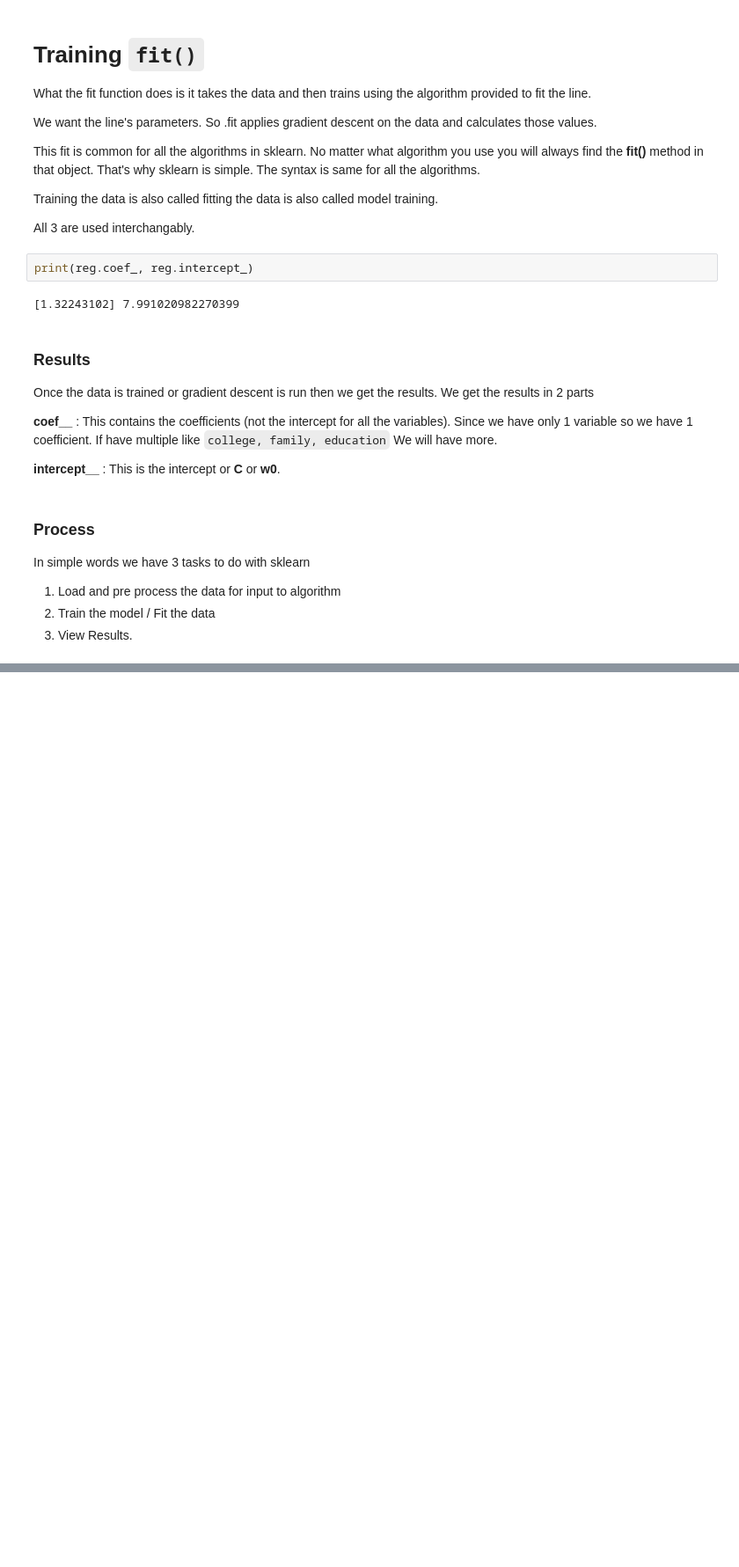
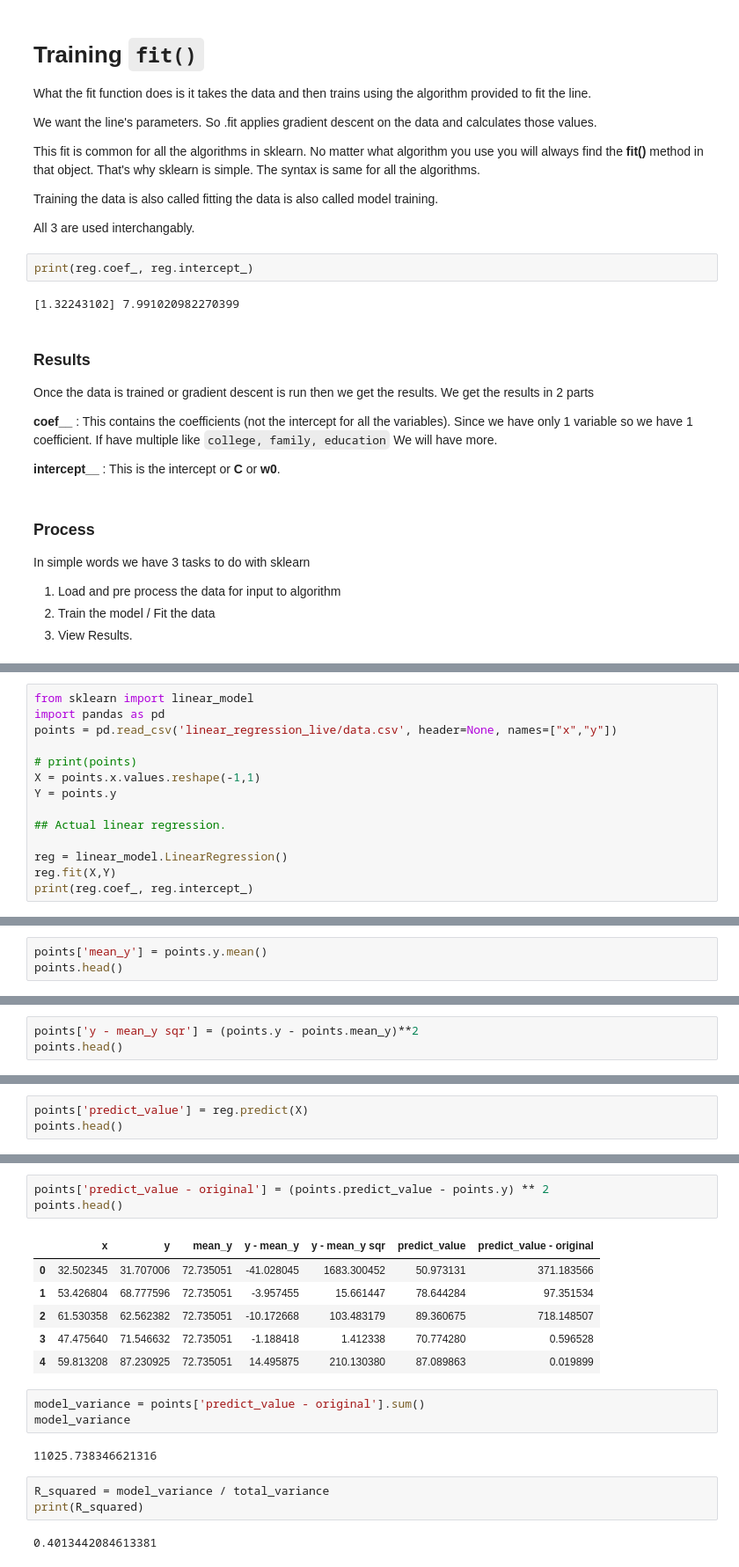
Before and after one commit to avs20/MLPrep, a Jupyter notebook: linear_reg/Linear Regression - II.ipynb, the cells around one changed output, grey strips where cells are left out. Shown at 88% size. Saved outputs shown, nothing was run; the diff lists cells and outputs as text; blank space fills up the shorter version.

Commit message:
Updated Linear Reg II notebook

```diff
--- a/linear_reg/Linear Regression - II.ipynb
+++ b/linear_reg/Linear Regression - II.ipynb
@@ -242,0 +332,14 @@ In simple words we have 3 tasks to do with sklearn
+# %%
+from sklearn import linear_model
+import pandas as pd
+points = pd.read_csv('linear_regression_live/data.csv', header=None, names=["x","y"])
+
+# print(points)
+X = points.x.values.reshape(-1,1)
+Y = points.y
+
+## Actual linear regression.
+
+reg = linear_model.LinearRegression()
+reg.fit(X,Y)
+print(reg.coef_, reg.intercept_)
@@ -242,0 +359,3 @@ In simple words we have 3 tasks to do with sklearn
+# %%
+points['mean_y'] = points.y.mean()
+points.head()
@@ -242,0 +369,3 @@ In simple words we have 3 tasks to do with sklearn
+# %%
+points['y - mean_y sqr'] = (points.y - points.mean_y)**2
+points.head()
@@ -242,0 +401,3 @@ In simple words we have 3 tasks to do with sklearn
+# %%
+points['predict_value'] = reg.predict(X)
+points.head()
@@ -242,0 +411,20 @@ In simple words we have 3 tasks to do with sklearn
+# %%
+points['predict_value - original'] = (points.predict_value - points.y) ** 2
+points.head()
+# %% [output]
+|  | x | y | mean_y | y - mean_y | y - mean_y sqr | predict_value | predict_value - original |
+| 0 | 32.502345 | 31.707006 | 72.735051 | -41.028045 | 1683.300452 | 50.973131 | 371.183566 |
+| 1 | 53.426804 | 68.777596 | 72.735051 | -3.957455 | 15.661447 | 78.644284 | 97.351534 |
+| 2 | 61.530358 | 62.562382 | 72.735051 | -10.172668 | 103.483179 | 89.360675 | 718.148507 |
+| 3 | 47.475640 | 71.546632 | 72.735051 | -1.188418 | 1.412338 | 70.774280 | 0.596528 |
+| 4 | 59.813208 | 87.230925 | 72.735051 | 14.495875 | 210.130380 | 87.089863 | 0.019899 |
+# %%
+model_variance = points['predict_value - original'].sum()
+model_variance
+# %% [output]
+11025.738346621316
+# %%
+R_squared = model_variance / total_variance
+print(R_squared)
+# %% [output]
+0.4013442084613381
```
Also changed, not shown: parts of 19 cells of this notebook.
